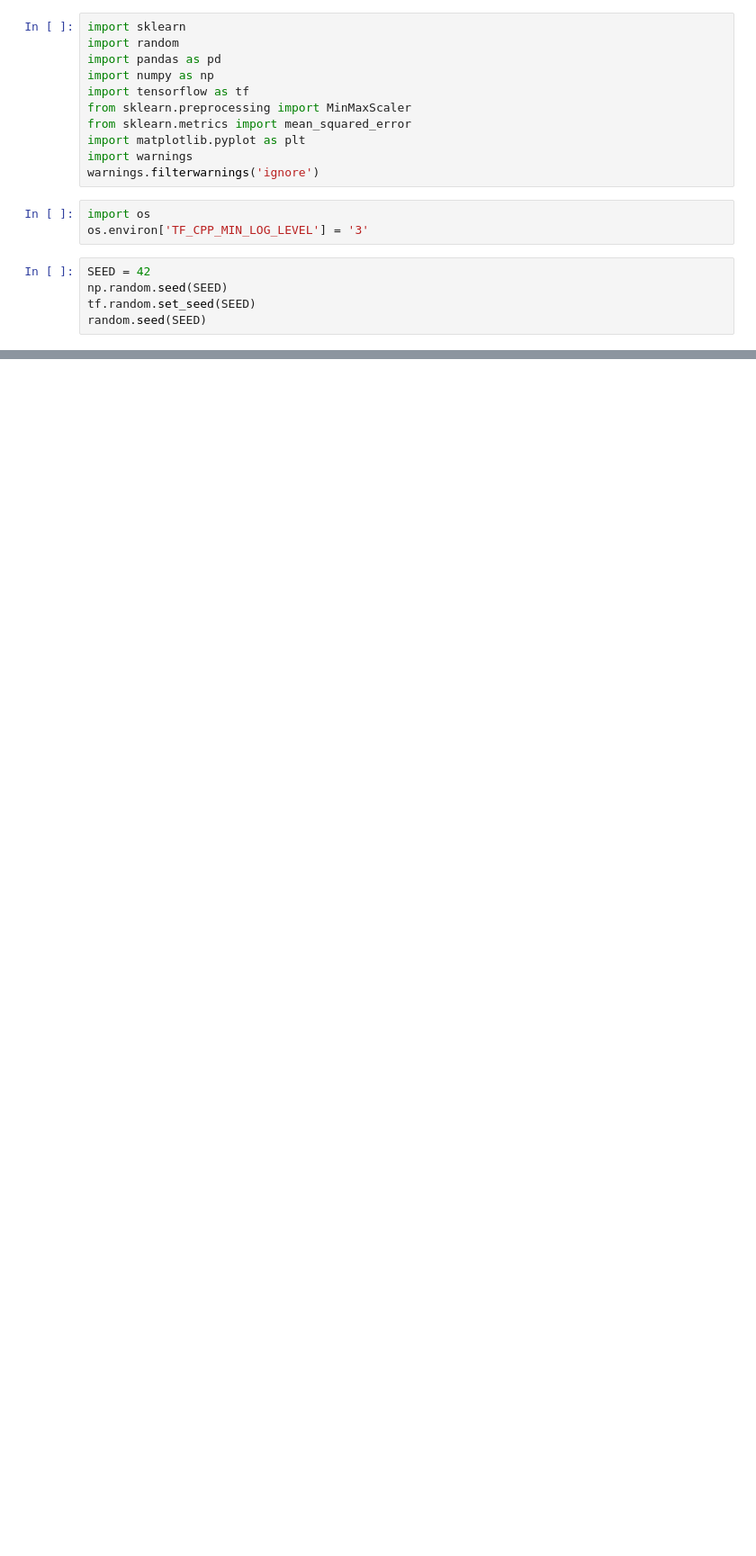
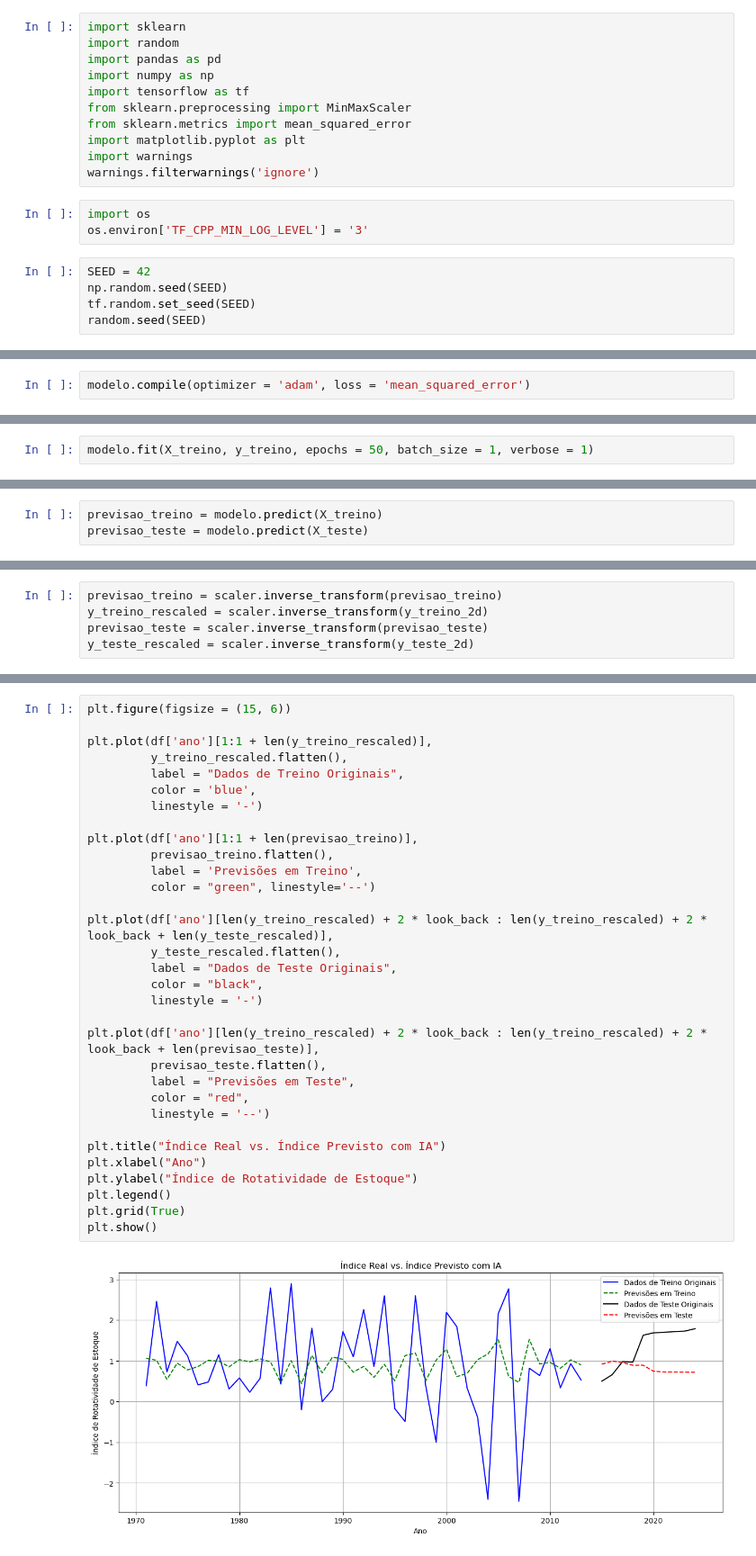
Before and after one commit to mt076/Projetos-, a Jupyter notebook: Projetos Python/Projetos de Machine Learning/p7/prev_demanda_entregas.ipynb, the cells around one changed output, grey strips where cells are left out. Shown: that part at 90% size. Cells and saved outputs as stored; diff of their text form; blank space fills up the shorter version.

```diff
--- a/Projetos Python/Projetos de Machine Learning/p7/prev_demanda_entregas.ipynb
+++ b/Projetos Python/Projetos de Machine Learning/p7/prev_demanda_entregas.ipynb
@@ -30,0 +154,2 @@ pandas    : 2.3.1
+# %%
+modelo.compile(optimizer = 'adam', loss = 'mean_squared_error')
@@ -30,0 +170,2 @@ pandas    : 2.3.1
+# %%
+modelo.fit(X_treino, y_treino, epochs = 50, batch_size = 1, verbose = 1)
@@ -30,0 +191,3 @@ pandas    : 2.3.1
+# %%
+previsao_treino = modelo.predict(X_treino)
+previsao_teste = modelo.predict(X_teste)
@@ -30,0 +197,5 @@ pandas    : 2.3.1
+# %%
+previsao_treino = scaler.inverse_transform(previsao_treino)
+y_treino_rescaled = scaler.inverse_transform(y_treino_2d)
+previsao_teste = scaler.inverse_transform(previsao_teste)
+y_teste_rescaled = scaler.inverse_transform(y_teste_2d)
@@ -30,0 +210,34 @@ pandas    : 2.3.1
+# %%
+plt.figure(figsize = (15, 6))
+
+plt.plot(df['ano'][1:1 + len(y_treino_rescaled)],
+         y_treino_rescaled.flatten(),
+         label = "Dados de Treino Originais",
+         color = 'blue',
+         linestyle = '-')
+
+plt.plot(df['ano'][1:1 + len(previsao_treino)],
+         previsao_treino.flatten(),
+         label = 'Previsões em Treino',
+         color = "green", linestyle='--')
+
+plt.plot(df['ano'][len(y_treino_rescaled) + 2 * look_back : len(y_treino_rescaled) + 2 * look_back + len(y_teste_rescaled)],
+         y_teste_rescaled.flatten(),
+         label = "Dados de Teste Originais",
+         color = "black",
+         linestyle = '-')
+
+plt.plot(df['ano'][len(y_treino_rescaled) + 2 * look_back : len(y_treino_rescaled) + 2 * look_back + len(previsao_teste)],
+         previsao_teste.flatten(),
+         label = "Previsões em Teste",
+         color = "red",
+         linestyle = '--')
+
+plt.title("Índice Real vs. Índice Previsto com IA")
+plt.xlabel("Ano")
+plt.ylabel("Índice de Rotatividade de Estoque")
+plt.legend()
+plt.grid(True)
+plt.show()
+# %% [output]
+[figure, added]
```
Also changed, not shown: parts of 30 cells of this notebook, 1 other file.
